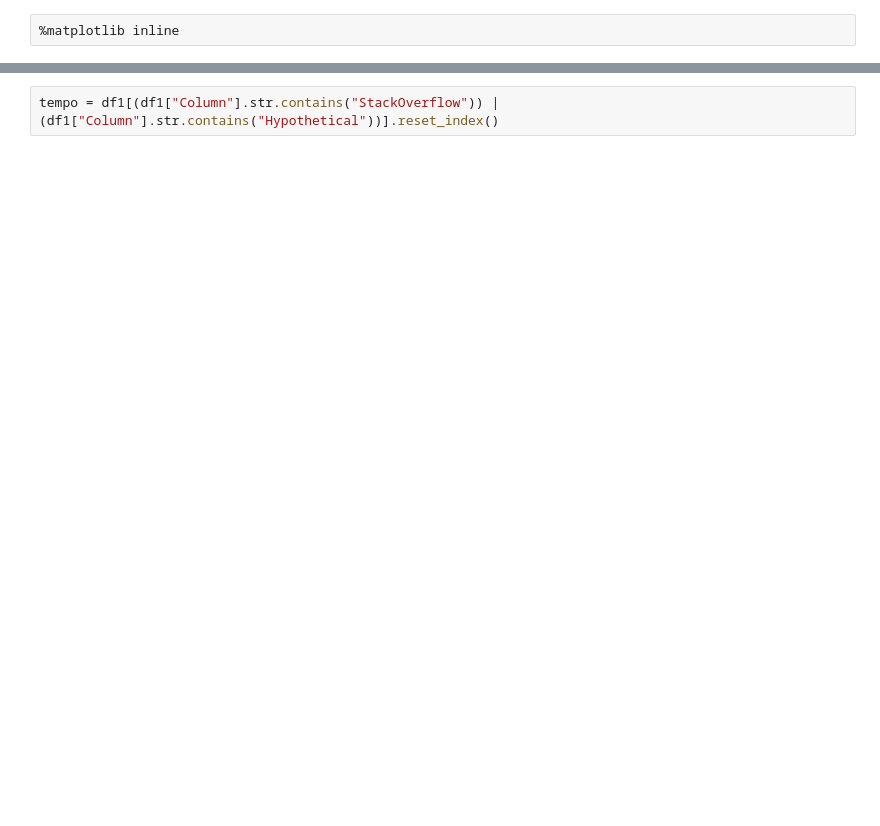
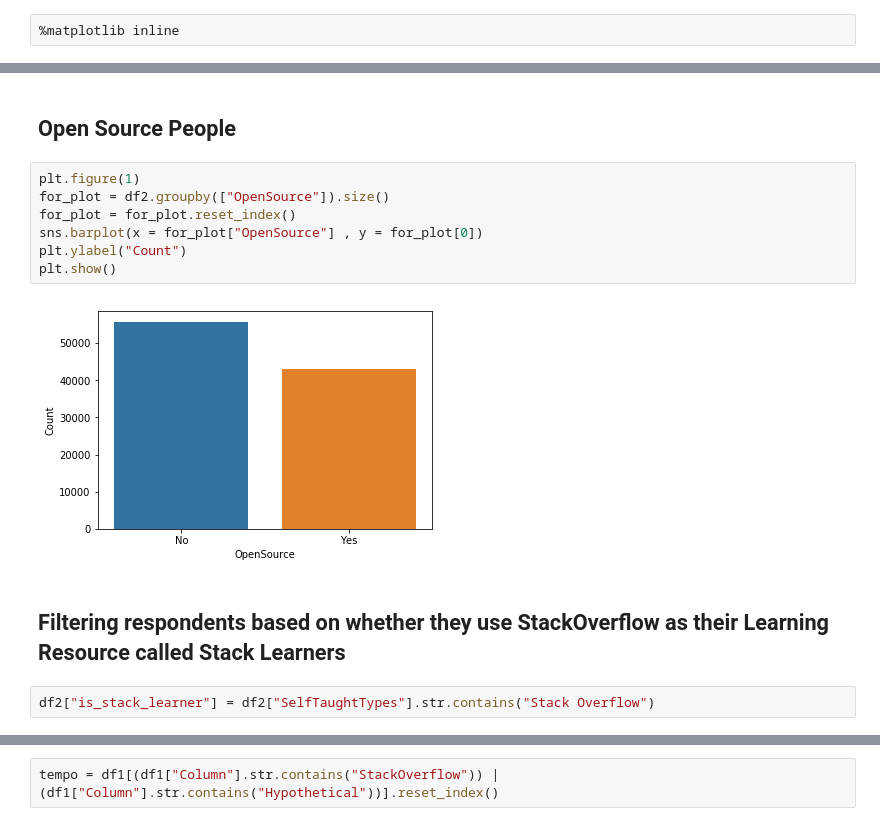
Before and after one commit to Fenil3510/StackOverflow_Kernel, a Jupyter notebook: SO_notebook_2.ipynb, the cells around one changed output, grey strips where cells are left out. Cells and saved outputs as stored; diff of their text form; blank space fills up the shorter version.

```diff
--- a/SO_notebook_2.ipynb
+++ b/SO_notebook_2.ipynb
@@ -137,0 +40,15 @@ code = {'Extremely interested':4 , 'Very interested' :3 , 'Somewhat interested'
+# %% [markdown]
+## Open Source People
+# %%
+plt.figure(1)
+for_plot = df2.groupby(["OpenSource"]).size()
+for_plot = for_plot.reset_index()
+sns.barplot(x = for_plot["OpenSource"] , y = for_plot[0])
+plt.ylabel("Count")
+plt.show()
+# %% [output]
+[figure, added]
+# %% [markdown]
+## Filtering respondents based on whether they use StackOverflow as their Learning Resource called Stack Learners
+# %%
+df2["is_stack_learner"] = df2["SelfTaughtTypes"].str.contains("Stack Overflow")
```
Also changed, not shown: parts of 125 cells of this notebook, 1 other file.
